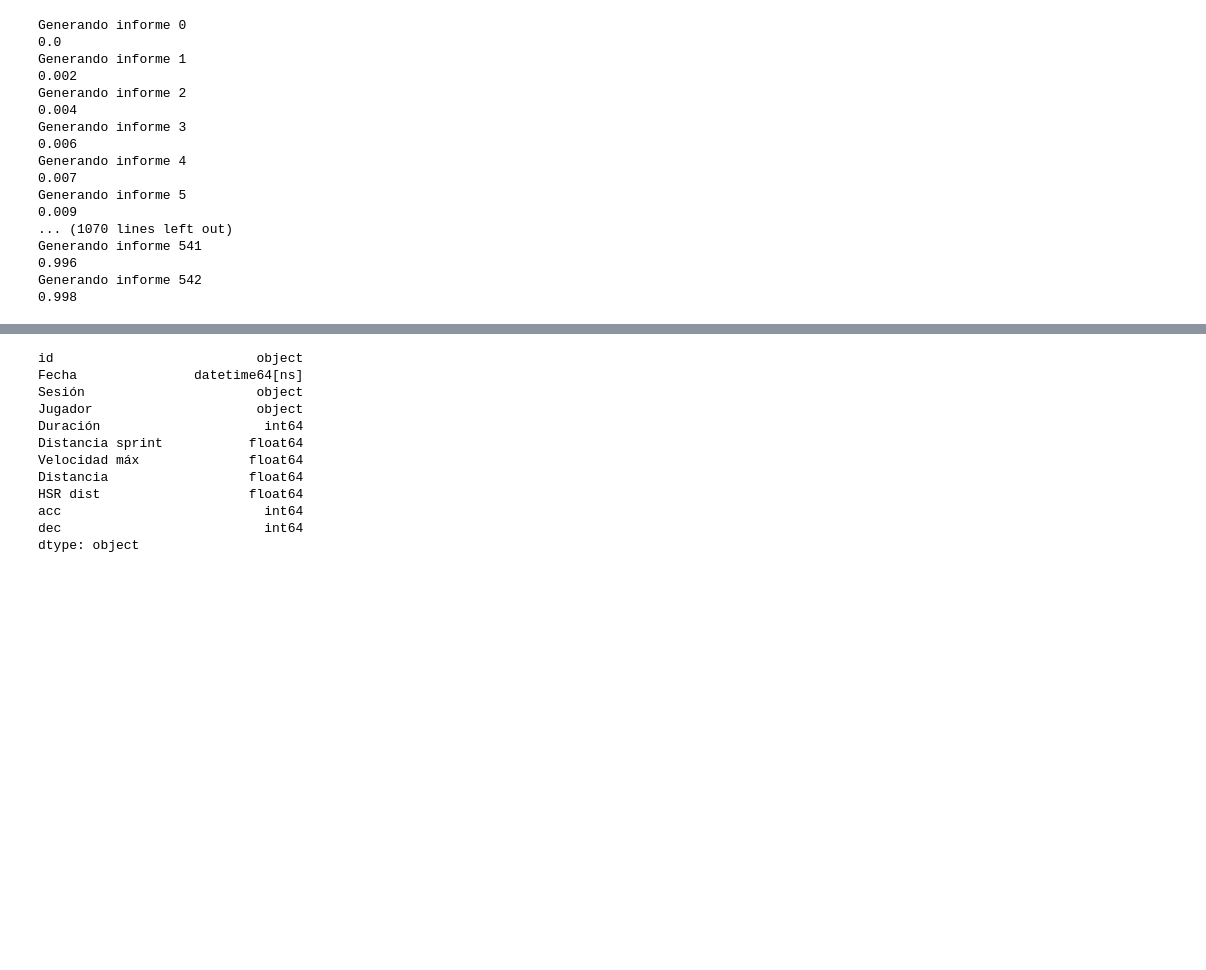
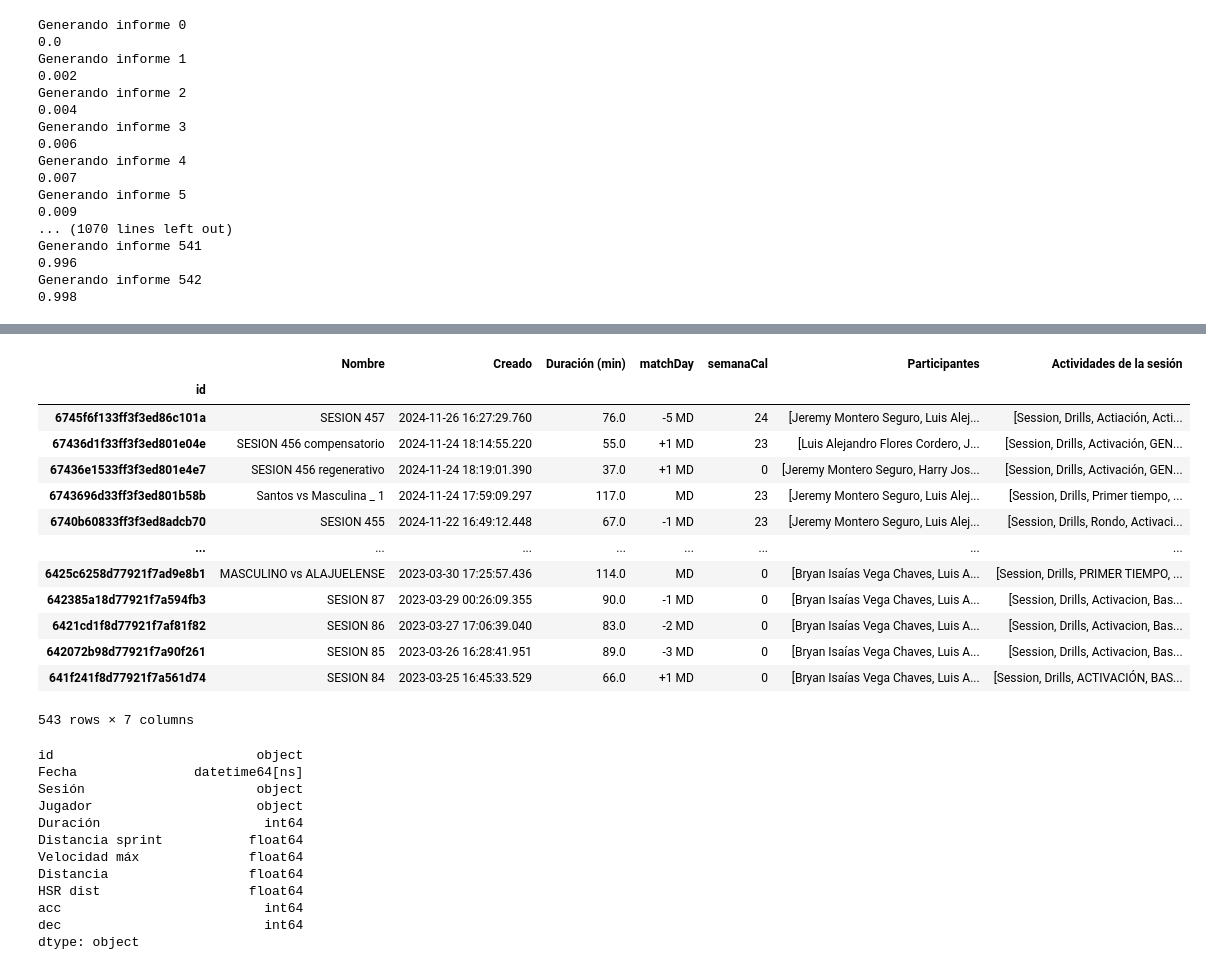
Before and after one commit to Gabriel-Aleman/Sporting-Data-App-2, a Jupyter notebook: noteBook.ipynb, the cells around one changed output, grey strips where cells are left out. Cells and saved outputs as stored; diff of their text form; code cells hidden in the pictures; blank space fills up the shorter version.

```diff
--- a/noteBook.ipynb
+++ b/noteBook.ipynb
@@ -55,3 +54,20 @@ Generando informe 542
+# %%
+wimuApp.session
+# %% [output]
+|  | Nombre | Creado | Duración (min) | matchDay | semanaCal | Participantes | Actividades de la sesión |
+| id |  |  |  |  |  |  |  |
+| 6745f6f133ff3f3ed86c101a | SESION 457 | 2024-11-26 16:27:29.760 | 76.0 | -5 MD | 24 | [Jeremy Montero Seguro, Luis Alej... | [Session, Drills, Actiación, Acti... |
+| 67436d1f33ff3f3ed801e04e | SESION 456 compensatorio | 2024-11-24 18:14:55.220 | 55.0 | +1 MD | 23 | [Luis Alejandro Flores Cordero, J... | [Session, Drills, Activación, GEN... |
+| 67436e1533ff3f3ed801e4e7 | SESION 456 regenerativo | 2024-11-24 18:19:01.390 | 37.0 | +1 MD | 0 | [Jeremy Montero Seguro, Harry Jos... | [Session, Drills, Activación, GEN... |
+| 6743696d33ff3f3ed801b58b | Santos vs Masculina _ 1 | 2024-11-24 17:59:09.297 | 117.0 | MD | 23 | [Jeremy Montero Seguro, Luis Alej... | [Session, Drills, Primer tiempo, ... |
+| 6740b60833ff3f3ed8adcb70 | SESION 455 | 2024-11-22 16:49:12.448 | 67.0 | -1 MD | 23 | [Jeremy Montero Seguro, Luis Alej... | [Session, Drills, Rondo, Activaci... |
+| ... | ... | ... | ... | ... | ... | ... | ... |
+| 6425c6258d77921f7ad9e8b1 | MASCULINO vs ALAJUELENSE | 2023-03-30 17:25:57.436 | 114.0 | MD | 0 | [Bryan Isaías Vega Chaves, Luis A... | [Session, Drills, PRIMER TIEMPO, ... |
+| 642385a18d77921f7a594fb3 | SESION 87 | 2023-03-29 00:26:09.355 | 90.0 | -1 MD | 0 | [Bryan Isaías Vega Chaves, Luis A... | [Session, Drills, Activacion, Bas... |
+| 6421cd1f8d77921f7af81f82 | SESION 86 | 2023-03-27 17:06:39.040 | 83.0 | -2 MD | 0 | [Bryan Isaías Vega Chaves, Luis A... | [Session, Drills, Activacion, Bas... |
+| 642072b98d77921f7a90f261 | SESION 85 | 2023-03-26 16:28:41.951 | 89.0 | -3 MD | 0 | [Bryan Isaías Vega Chaves, Luis A... | [Session, Drills, Activacion, Bas... |
+| 641f241f8d77921f7a561d74 | SESION 84 | 2023-03-25 16:45:33.529 | 66.0 | +1 MD | 0 | [Bryan Isaías Vega Chaves, Luis A... | [Session, Drills, ACTIVACIÓN, BAS... |
+543 rows × 7 columns
 # %%
 wimuApp.inform.to_excel("informe.xlsx", index=False)
 # %%
```
Also changed, not shown: parts of 35 cells of this notebook, 5 other files.
